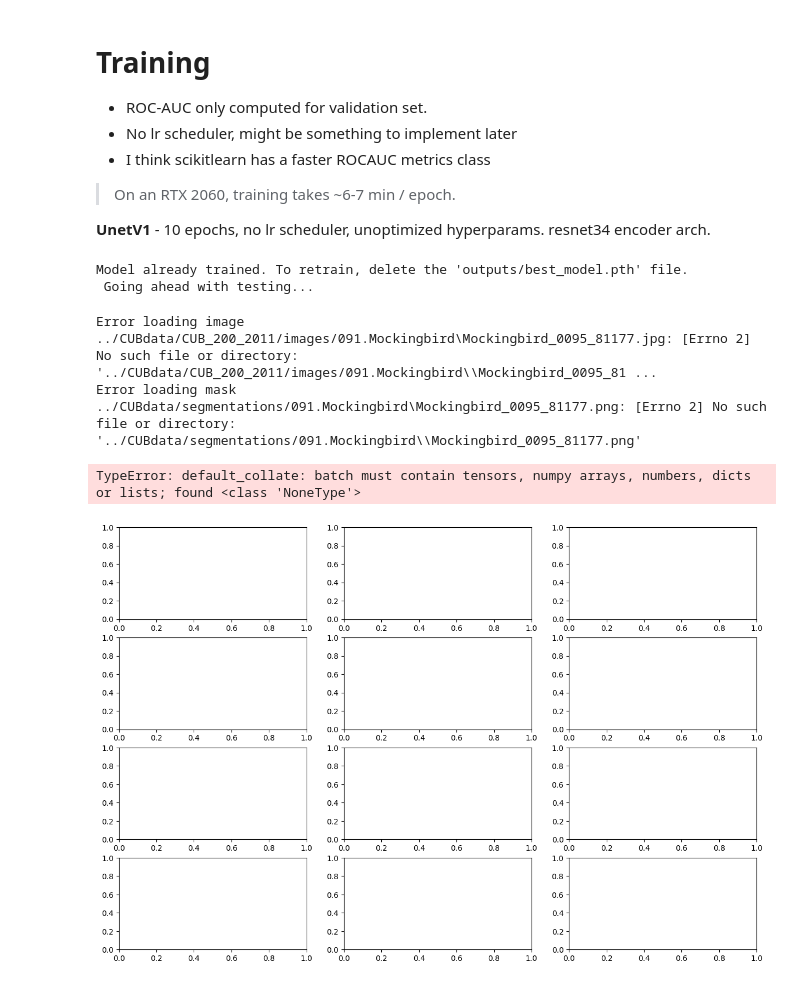
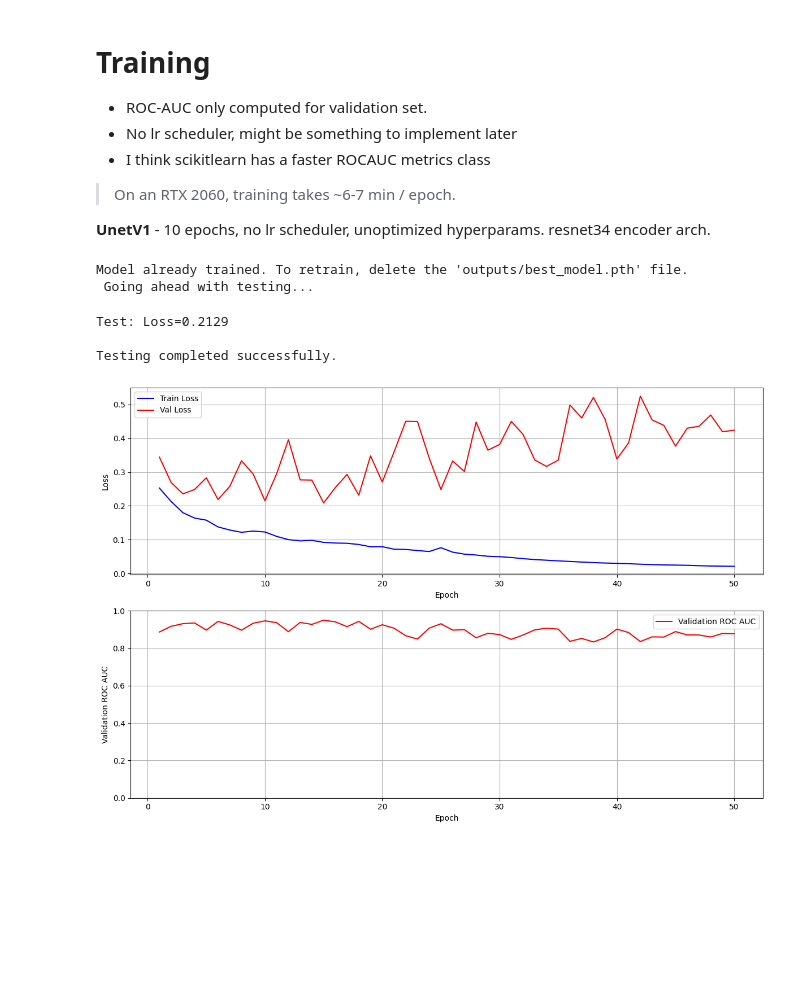
Before and after one commit to crilillo14/fusionLearning, a Jupyter notebook: baseModels/Unet_resnet34/unet.ipynb, the cells around one changed output. Saved outputs shown, nothing was run; the diff lists cells and outputs as text; code cells hidden in the pictures; blank space fills up the shorter version.

```diff
--- a/baseModels/Unet_resnet34/unet.ipynb
+++ b/baseModels/Unet_resnet34/unet.ipynb
@@ -77,6 +82,6 @@ c:\Users\GAMER01\codeproj\fusionLearning\baseModels
 # %%
-path_images_folder = os.path.join("../CUBdata/CUB_200_2011/images/")
-path_segmentations_folder = os.path.join("../CUBdata/segmentations/")
+path_images_folder = os.path.join("CUBdata/CUB_200_2011/images")
+path_segmentations_folder = os.path.join("CUBdata/segmentations")
 # %%
 training_dataloader, validation_dataloader, testing_dataloader = create_train_val_test_loaders(
     image_dir=path_images_folder,
@@ -116,8 +121,8 @@ from torchmetrics.classification import BinaryAUROC
 
 # !!! TODO: Fix ROC AUC metric calculation in validation phase
 
-def train():
-    output_dir = "outputs"
+def train(modelDir):
+    output_dir = modelDir + "outputs"
     os.makedirs(output_dir, exist_ok=True)
     metrics_path = os.path.join(output_dir, "epoch_metrics.json")
     # Initialize metrics file
@@ -191,7 +196,7 @@ def train():
     print(f"Training complete. Metrics written to {metrics_path}")
 # %%
 
-def test():
+def test(modelDir):
     unet.eval()
     tloss = 0.0
 
@@ -210,7 +215,7 @@ def test():
 
     # Finalize visualization
     plt.tight_layout()
-    plt.savefig("outputs/test_samples_visualization.png")
+    plt.savefig(modelDir + "outputs/test_samples_visualization.png")
     plt.close()
 
     # Compute average loss and AUC
@@ -220,7 +225,7 @@ def test():
     test_metrics = {
         'test_loss': avg_test_loss,
     }
-    with open('outputs/test_metrics.json', 'w') as f:
+    with open(modelDir + 'outputs/test_metrics.json', 'w') as f:
         json.dump(test_metrics, f)
 
     print(f"Test: Loss={avg_test_loss:.4f}")
@@ -229,8 +234,8 @@ def test():
 import matplotlib.pyplot as plt
 import json
 
-def plot_metrics():
-    with open("outputs/epoch_metrics.json", 'r') as f:
+def plot_metrics(modelDir):
+    with open(modelDir + "outputs/epoch_metrics.json", 'r') as f:
         data = json.load(f)
     epochs = [d['epoch'] for d in data]
     train_loss = [d['train_loss'] for d in data]
@@ -253,55 +258,54 @@ def plot_metrics():
     plt.legend()
     plt.grid(True)
     plt.tight_layout()
-    plt.savefig("outputs/final_training_metrics.png")
+    plt.savefig(modelDir + "outputs/final_training_metrics.png")
     plt.show()
 # %%
 # chdir back to the original directory
 
+if __name__ == "__main__":
 
+    modelDir = "baseModels/Unet_resnet34/"
+    # Create outputs directory if it doesn't exist
+    os.makedirs(modelDir + "outputs", exist_ok=True)
 
-
-if __name__ == "__main__":
-    # Create outputs directory if it doesn't exist
-    os.makedirs("outputs", exist_ok=True)
-
-    if os.path.exists("./outputs/best_model.pth"):
+    if os.path.exists(modelDir + "outputs/best_model.pth"):
         print("Model already trained. To retrain, delete the 'outputs/best_model.pth' file.\n Going ahead with testing...")
 
         # Load best model
 
         unet = smp.Unet(
             encoder_name="resnet34",
             encoder_weights=None,
             in_channels=3,
             classes=NUM_CLASSES,
         )
-        unet.load_state_dict(torch.load("outputs/best_model.pth"))
+        unet.load_state_dict(torch.load(modelDir + "outputs/best_model.pth"))
         unet.to(device)
 
-        test_metrics = test()
+        test_metrics = test(modelDir)
         print("\nTesting completed successfully.")
-        plot_metrics()
+        plot_metrics(modelDir)
     else:
         if device.type == "cuda":
             print("Starting training process...")
-            train()
+            train(modelDir)
             print("\nStarting testing process...")
-            test_metrics = test()
+            test_metrics = test(modelDir)
             print("\nTraining and testing completed successfully.")
             print("\t * Results and visualizations saved in the 'outputs' directory. * ")
 
-            plot_metrics()
+            plot_metrics(modelDir)
 
         else:
             print("No GPU available, exiting...")
 # %% [output]
 Model already trained. To retrain, delete the 'outputs/best_model.pth' file.
  Going ahead with testing...
-Error loading image ../CUBdata/CUB_200_2011/images/091.Mockingbird\Mockingbird_0095_81177.jpg: [Errno 2] No such file or directory: '../CUBdata/CUB_200_2011/images/091.Mockingbird\\Mockingbird_0095_81 ...
-Error loading mask ../CUBdata/segmentations/091.Mockingbird\Mockingbird_0095_81177.png: [Errno 2] No such file or directory: '../CUBdata/segmentations/091.Mockingbird\\Mockingbird_0095_81177.png'
+Test: Loss=0.2129
+
+Testing completed successfully.
-TypeError: default_collate: batch must contain tensors, numpy arrays, numbers, dicts or lists; found <class 'NoneType'>
-[figure, old version]
+[figure, new version]
 # %%
 import random
 
```
Also changed, not shown: parts of 7 cells of this notebook, 6 other files.
